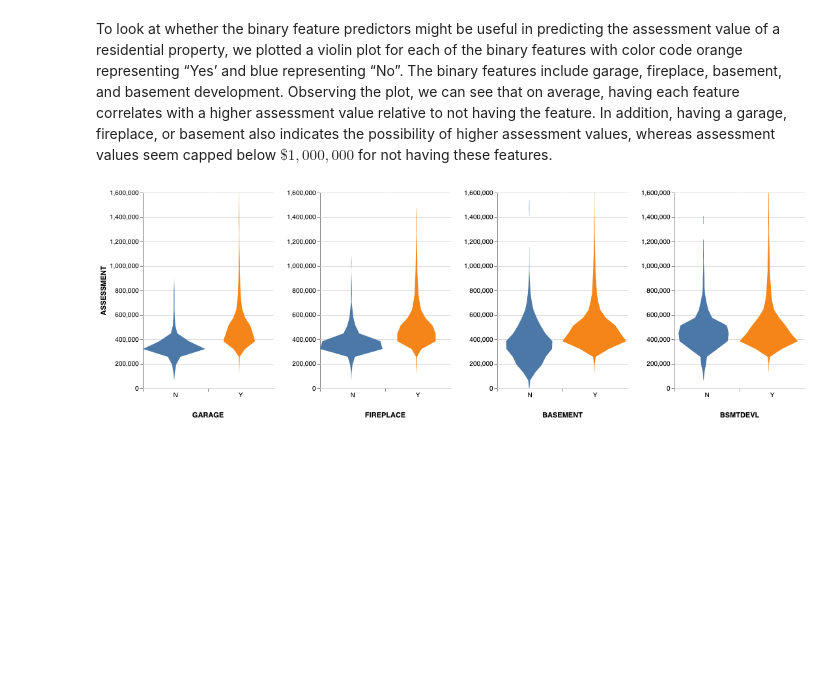
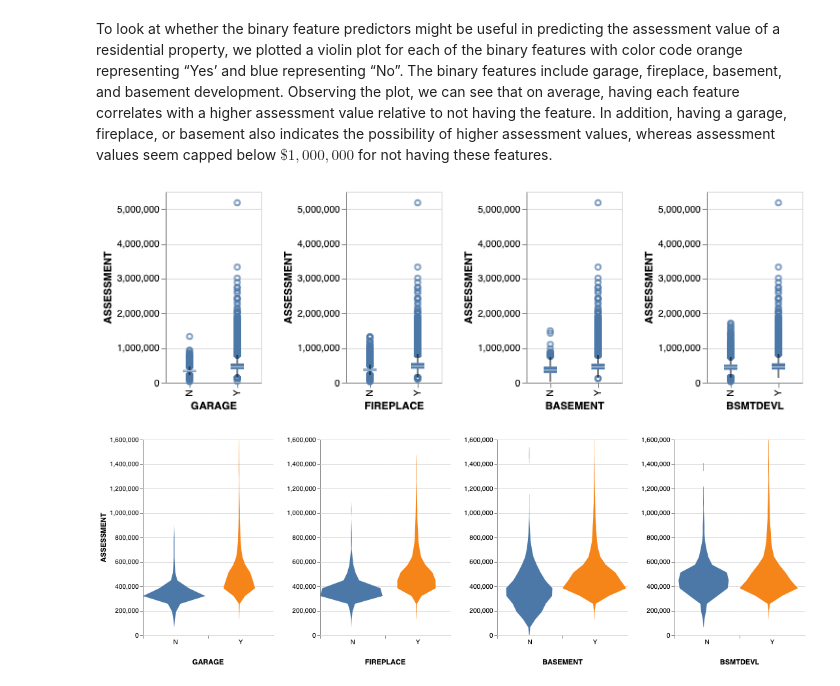
Before and after one commit to williamxu7/522-Group_30-Rockstars, a Jupyter notebook: src/housing_pred_eda.ipynb, the cells around one changed output. Drawn from its saved outputs; the diff is of its cells as text; code cells hidden in the pictures; blank space fills up the shorter version.

```diff
--- a/src/housing_pred_eda.ipynb
+++ b/src/housing_pred_eda.ipynb
@@ -197,10 +168,13 @@ To look at whether the binary feature predictors might be useful in predicting t
 # %%
 boxplot = (alt.Chart(train_df).mark_boxplot().encode(
     x=alt.X(alt.repeat(), type='nominal'),
     y='ASSESSMENT'
 ).properties(height=200, width=100
 ).repeat(['GARAGE', 'FIREPLACE', 'BASEMENT', 'BSMTDEVL']
 ))
+boxplot
+# %% [output]
+[figure, added]
 # %%
 import altair as alt
 from vega_datasets import data
```
Also changed, not shown: parts of 12 cells of this notebook.
